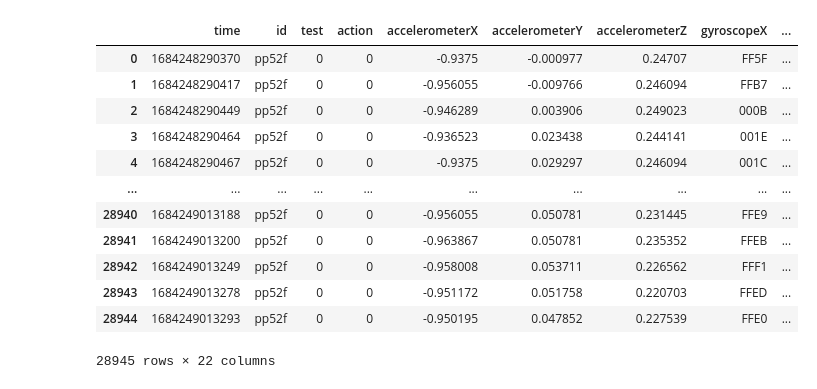
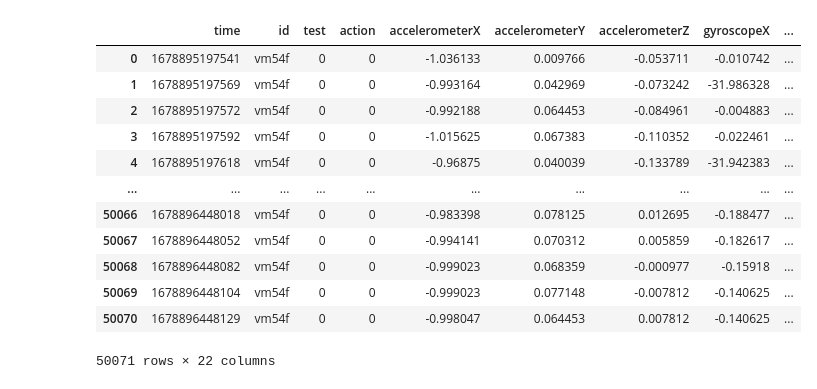
Before and after one commit to PauFuentesH/TFG_PauFuentes, a Jupyter notebook: IMU.ipynb, the cells around one changed output. Saved outputs shown, nothing was run; the diff lists cells and outputs as text; code cells hidden in the pictures.

```diff
--- a/IMU.ipynb
+++ b/IMU.ipynb
@@ -12,6 +12,28 @@ def convertData(data, column, leftShift):
             unsigned = -1*((1<<15)-(unsigned &((1<<15)-1)))
 
         data.loc[i,column] = unsigned / (1<< leftShift)
+    return data
+
+def convertDataHex(data, column, leftShift):
+    for i in range(len(data)):
+        temp = data.loc[i, column]
+        unsigned = int(temp,16)
+
+        #if unsigned & (1 << 15) !=0:
+        unsigned = -1*((1<<15)-(unsigned &((1<<15)-1)))
+
+        data.loc[i,column] = unsigned / (1<< leftShift)
+    return data
+
+def _str_to_int(data, column):
+    """ Transform hex str into int. """
+    for i in range(len(data)):
+        temp = data.loc[i, column]
+        unsigned = int(temp,16)
+        if unsigned >= 2**7:
+            unsigned -= 2**8
+        data.loc[i,column] = unsigned
+
     return data
 
 # Conversio dades de temps a timestamp
@@ -62,3 +85,6 @@ def grafica(llista):
         llista_resultat.append(new_df)
         i=i+2
     return llista_resultat
+# %%
+dades = pd.read_csv("C:/Users/Usuario/OneDrive/Escritorio/Universitat/TFG/Mataro_postu_IMU/ID_vm54f_DATA_15-03-2023_HORA_17-07-28.351.csv", delimiter=";")
+dades
@@ -65,27 +105,33 @@ def grafica(llista):
 # %%
-dades = pd.read_csv("C:/Users/Usuario/OneDrive/Escritorio/Universitat/TFG/Mataro_postu_IMU/ID_PP52F_DATA_16-05-2023_HORA_16-34-25.345.csv", delimiter=";")
-#dades = pd.read_csv("test.csv", delimiter=";")
-#print(dades["time"])
-
-#dateChange(dades)
-
 #print(dades["time"])
 convertData(dades,"accelerometerX",10)
 convertData(dades,"accelerometerY",10)
 convertData(dades,"accelerometerZ",10)
 
+convertDataHex(dades,"gravityVectorX",10)
+convertDataHex(dades,"gravityVectorY",10)
+convertDataHex(dades,"gravityVectorZ",10)
+
+convertDataHex(dades,"quaternionW",10)
+convertDataHex(dades,"quaternionX",10)
+convertDataHex(dades,"quaternionY",10)
+convertDataHex(dades,"quaternionZ",10)
+
+convertDataHex(dades,"gyroscopeX",10)
+convertDataHex(dades,"gyroscopeY",10)
+convertDataHex(dades,"gyroscopeZ",10)
 #print(dades)
 # %% [output]
 |  | time | id | test | action | accelerometerX | accelerometerY | accelerometerZ | gyroscopeX | ... |
-| 0 | 1684248290370 | pp52f | 0 | 0 | -0.9375 | -0.000977 | 0.24707 | FF5F | ... |
-| 1 | 1684248290417 | pp52f | 0 | 0 | -0.956055 | -0.009766 | 0.246094 | FFB7 | ... |
-| 2 | 1684248290449 | pp52f | 0 | 0 | -0.946289 | 0.003906 | 0.249023 | 000B | ... |
-| 3 | 1684248290464 | pp52f | 0 | 0 | -0.936523 | 0.023438 | 0.244141 | 001E | ... |
-| 4 | 1684248290467 | pp52f | 0 | 0 | -0.9375 | 0.029297 | 0.246094 | 001C | ... |
+| 0 | 1678895197541 | vm54f | 0 | 0 | -1.036133 | 0.009766 | -0.053711 | -0.010742 | ... |
+| 1 | 1678895197569 | vm54f | 0 | 0 | -0.993164 | 0.042969 | -0.073242 | -31.986328 | ... |
+| 2 | 1678895197572 | vm54f | 0 | 0 | -0.992188 | 0.064453 | -0.084961 | -0.004883 | ... |
+| 3 | 1678895197592 | vm54f | 0 | 0 | -1.015625 | 0.067383 | -0.110352 | -0.022461 | ... |
+| 4 | 1678895197618 | vm54f | 0 | 0 | -0.96875 | 0.040039 | -0.133789 | -31.942383 | ... |
 | ... | ... | ... | ... | ... | ... | ... | ... | ... | ... |
-| 28940 | 1684249013188 | pp52f | 0 | 0 | -0.956055 | 0.050781 | 0.231445 | FFE9 | ... |
-| 28941 | 1684249013200 | pp52f | 0 | 0 | -0.963867 | 0.050781 | 0.235352 | FFEB | ... |
-| 28942 | 1684249013249 | pp52f | 0 | 0 | -0.958008 | 0.053711 | 0.226562 | FFF1 | ... |
-| 28943 | 1684249013278 | pp52f | 0 | 0 | -0.951172 | 0.051758 | 0.220703 | FFED | ... |
-| 28944 | 1684249013293 | pp52f | 0 | 0 | -0.950195 | 0.047852 | 0.227539 | FFE0 | ... |
+| 50066 | 1678896448018 | vm54f | 0 | 0 | -0.983398 | 0.078125 | 0.012695 | -0.188477 | ... |
+| 50067 | 1678896448052 | vm54f | 0 | 0 | -0.994141 | 0.070312 | 0.005859 | -0.182617 | ... |
+| 50068 | 1678896448082 | vm54f | 0 | 0 | -0.999023 | 0.068359 | -0.000977 | -0.15918 | ... |
+| 50069 | 1678896448104 | vm54f | 0 | 0 | -0.999023 | 0.077148 | -0.007812 | -0.140625 | ... |
+| 50070 | 1678896448129 | vm54f | 0 | 0 | -0.998047 | 0.064453 | 0.007812 | -0.140625 | ... |
-28945 rows × 22 columns
+50071 rows × 22 columns
```
Also changed, not shown: parts of 43 cells of this notebook, 1 other file.
